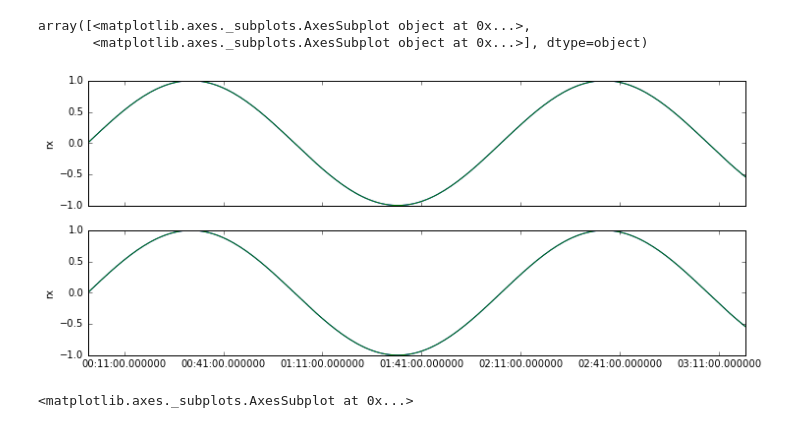
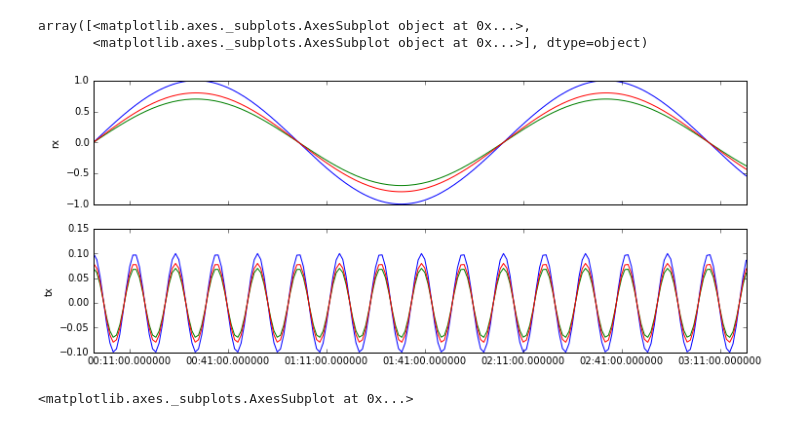
Before and after one commit to pycomlink/pycomlink, a Jupyter notebook: notebooks/Testing ground for new Comlink class.ipynb, the cells around one changed output. Saved outputs shown, nothing was run; the diff lists cells and outputs as text; code cells hidden in the pictures.

```diff
--- a/notebooks/Testing ground for new Comlink class.ipynb
+++ b/notebooks/Testing ground for new Comlink class.ipynb
@@ -16,10 +16,12 @@ f =  16
 t_date_range = pd.date_range(start='2015-01-01', periods=200, freq='min')
 t_list = [str(date) for date in t_date_range]
 rx_list = list(np.sin(np.linspace(0, 10, len(t_list))))
-tx_list = list(np.cos(np.linspace(0, 10, len(t_list))))
+tx_list = list(0.1 * np.cos(np.linspace(0, 100, len(t_list))))
 
-df = pd.DataFrame(index=t_date_range, data={'rx': rx_list})
+df = pd.DataFrame(index=t_date_range, data={'rx': rx_list, 'tx': tx_list})
 cml_ch_1min = ComlinkChannel(data=df, f_GHz=f)
+cml_ch_1min_2 = ComlinkChannel(data=df*0.8, f_GHz=f)
+cml_ch_1min_3 = ComlinkChannel(data=df*0.7, f_GHz=f)
 cml_ch_5min = ComlinkChannel(data=df.resample('5min').apply(np.mean), f_GHz=f)
 # %%
 from pycomlink.core import Comlink
@@ -29,13 +31,13 @@ site_dict = {'site_a_latitude': 48.1,
              'site_b_latitude': 48.2,
              'site_b_longitude': 11.0}
 
-cml = Comlink(channels=[cml_ch_1min, cml_ch_1min], cml_id='F00Bar', **site_dict)
+cml = Comlink(channels=[cml_ch_1min, cml_ch_1min_2, cml_ch_1min_3], cml_id='F00Bar', site_dict=site_dict)
 # %%
-cml.plot_data(['rx', 'rx'])
+cml.plot_data(['rx', 'tx'])
 # %% [output]
 array([<matplotlib.axes._subplots.AxesSubplot object at 0x...>,
        <matplotlib.axes._subplots.AxesSubplot object at 0x...>], dtype=object)
-[figure, old version]
+[figure, new version]
 # %%
 cml.plot_line()
 # %% [output]
```
Also changed, not shown: parts of 14 cells of this notebook, 2 other files.
